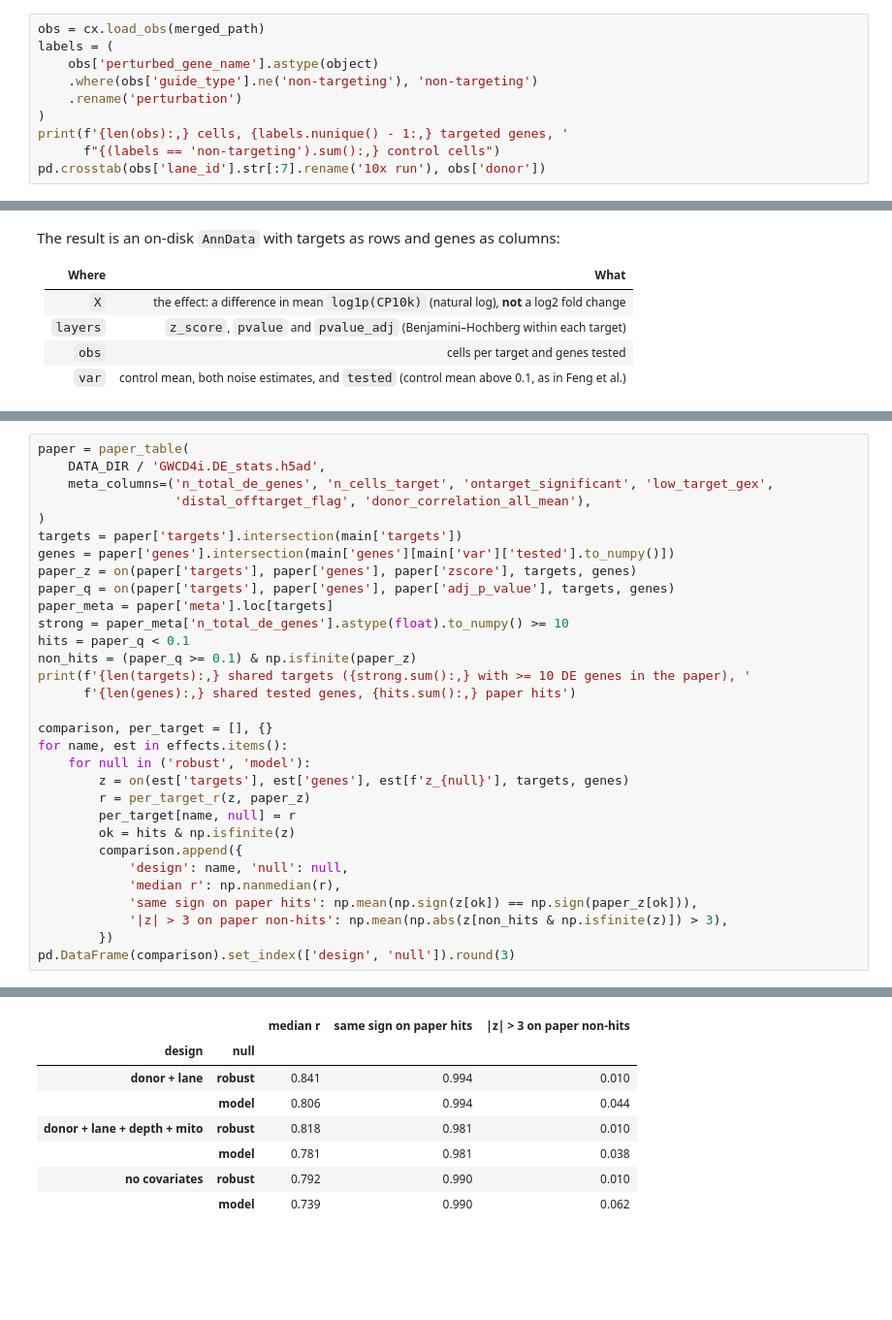
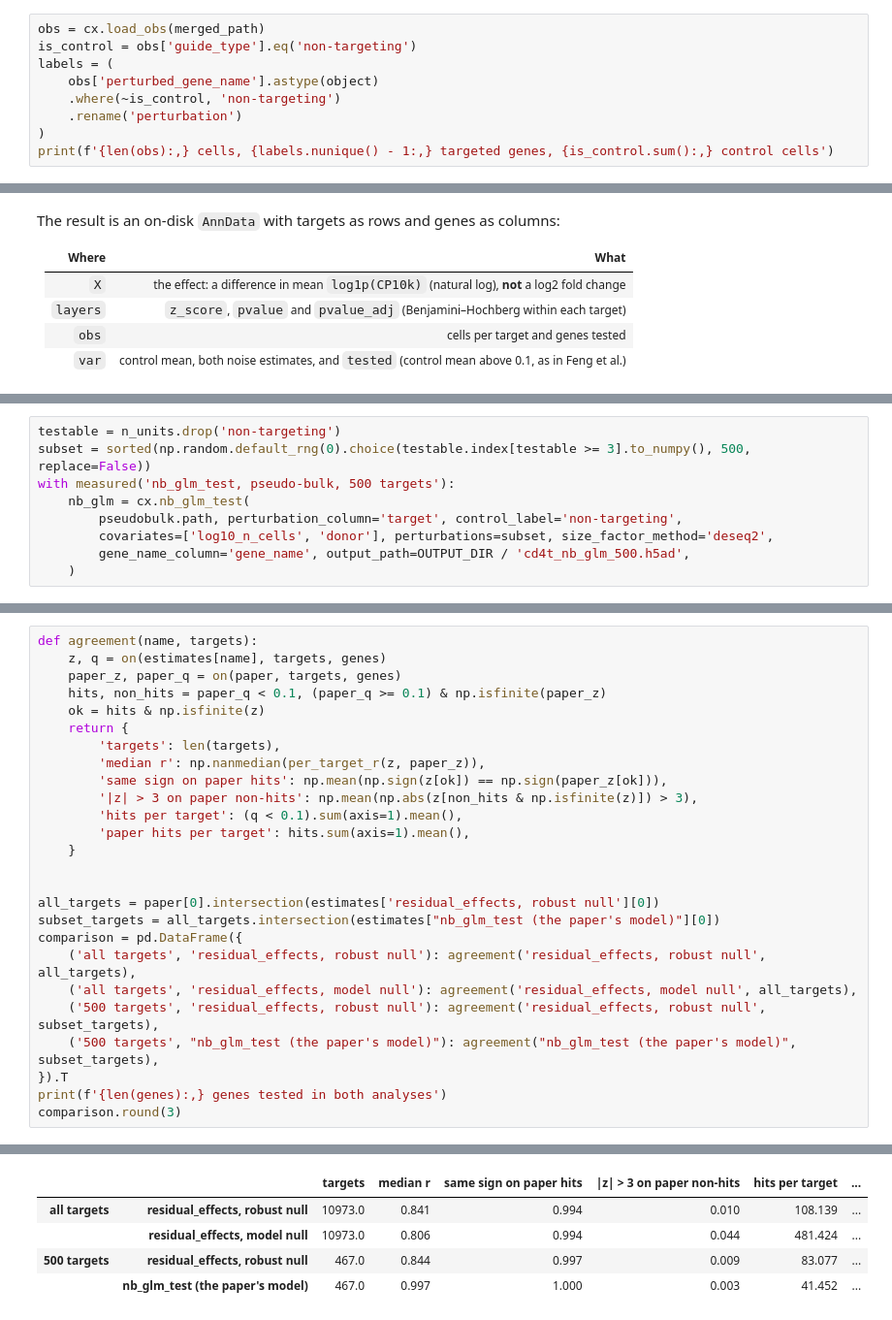
Before and after one commit to JinHongDu-Lab/crispyx, a Jupyter notebook: docs/notebooks/residual_effects_tutorial.ipynb, the cells around one changed output, grey strips where cells are left out. Shown at 97% size. Saved outputs shown, nothing was run; the diff lists cells and outputs as text; blank space fills up the shorter version.

```diff
--- a/docs/notebooks/residual_effects_tutorial.ipynb
+++ b/docs/notebooks/residual_effects_tutorial.ipynb
@@ -186,12 +178,11 @@ unique.
 # %%
 obs = cx.load_obs(merged_path)
+is_control = obs['guide_type'].eq('non-targeting')
 labels = (
     obs['perturbed_gene_name'].astype(object)
-    .where(obs['guide_type'].ne('non-targeting'), 'non-targeting')
+    .where(~is_control, 'non-targeting')
     .rename('perturbation')
 )
-print(f'{len(obs):,} cells, {labels.nunique() - 1:,} targeted genes, '
-      f"{(labels == 'non-targeting').sum():,} control cells")
-pd.crosstab(obs['lane_id'].str[:7].rename('10x run'), obs['donor'])
+print(f'{len(obs):,} cells, {labels.nunique() - 1:,} targeted genes, {is_control.sum():,} control cells')
 # %% [output]
 7,386,295 cells, 12,636 targeted genes, 313,989 control cells
@@ -337,0 +283,9 @@ print(f"{len(main['targets']):,} perturbations x {len(main['genes']):,} genes, "
+# %%
+testable = n_units.drop('non-targeting')
+subset = sorted(np.random.default_rng(0).choice(testable.index[testable >= 3].to_numpy(), 500, replace=False))
+with measured('nb_glm_test, pseudo-bulk, 500 targets'):
+    nb_glm = cx.nb_glm_test(
+        pseudobulk.path, perturbation_column='target', control_label='non-targeting',
+        covariates=['log10_n_cells', 'donor'], perturbations=subset, size_factor_method='deseq2',
+        gene_name_column='gene_name', output_path=OUTPUT_DIR / 'cd4t_nb_glm_500.h5ad',
+    )
@@ -353,32 +378,27 @@ The two methods report effects on different scales (log2 fold changes against di
 # %%
-paper = paper_table(
-    DATA_DIR / 'GWCD4i.DE_stats.h5ad',
-    meta_columns=('n_total_de_genes', 'n_cells_target', 'ontarget_significant', 'low_target_gex',
-                  'distal_offtarget_flag', 'donor_correlation_all_mean'),
-)
-targets = paper['targets'].intersection(main['targets'])
-genes = paper['genes'].intersection(main['genes'][main['var']['tested'].to_numpy()])
-paper_z = on(paper['targets'], paper['genes'], paper['zscore'], targets, genes)
-paper_q = on(paper['targets'], paper['genes'], paper['adj_p_value'], targets, genes)
-paper_meta = paper['meta'].loc[targets]
-strong = paper_meta['n_total_de_genes'].astype(float).to_numpy() >= 10
-hits = paper_q < 0.1
-non_hits = (paper_q >= 0.1) & np.isfinite(paper_z)
-print(f'{len(targets):,} shared targets ({strong.sum():,} with >= 10 DE genes in the paper), '
-      f'{len(genes):,} shared tested genes, {hits.sum():,} paper hits')
+def agreement(name, targets):
+    z, q = on(estimates[name], targets, genes)
+    paper_z, paper_q = on(paper, targets, genes)
+    hits, non_hits = paper_q < 0.1, (paper_q >= 0.1) & np.isfinite(paper_z)
+    ok = hits & np.isfinite(z)
+    return {
+        'targets': len(targets),
+        'median r': np.nanmedian(per_target_r(z, paper_z)),
+        'same sign on paper hits': np.mean(np.sign(z[ok]) == np.sign(paper_z[ok])),
+        '|z| > 3 on paper non-hits': np.mean(np.abs(z[non_hits & np.isfinite(z)]) > 3),
+        'hits per target': (q < 0.1).sum(axis=1).mean(),
+        'paper hits per target': hits.sum(axis=1).mean(),
+    }
 
-comparison, per_target = [], {}
-for name, est in effects.items():
-    for null in ('robust', 'model'):
-        z = on(est['targets'], est['genes'], est[f'z_{null}'], targets, genes)
-        r = per_target_r(z, paper_z)
-        per_target[name, null] = r
-        ok = hits & np.isfinite(z)
-        comparison.append({
-            'design': name, 'null': null,
-            'median r': np.nanmedian(r),
-            'same sign on paper hits': np.mean(np.sign(z[ok]) == np.sign(paper_z[ok])),
-            '|z| > 3 on paper non-hits': np.mean(np.abs(z[non_hits & np.isfinite(z)]) > 3),
-        })
-pd.DataFrame(comparison).set_index(['design', 'null']).round(3)
+
+all_targets = paper[0].intersection(estimates['residual_effects, robust null'][0])
+subset_targets = all_targets.intersection(estimates["nb_glm_test (the paper's model)"][0])
+comparison = pd.DataFrame({
+    ('all targets', 'residual_effects, robust null'): agreement('residual_effects, robust null', all_targets),
+    ('all targets', 'residual_effects, model null'): agreement('residual_effects, model null', all_targets),
+    ('500 targets', 'residual_effects, robust null'): agreement('residual_effects, robust null', subset_targets),
+    ('500 targets', "nb_glm_test (the paper's model)"): agreement("nb_glm_test (the paper's model)", subset_targets),
+}).T
+print(f'{len(genes):,} genes tested in both analyses')
+comparison.round(3)
 # %% [output]
@@ -386,8 +406,5 @@ pd.DataFrame(comparison).set_index(['design', 'null']).round(3)
-|  |  | median r | same sign on paper hits | |z| > 3 on paper non-hits |
-| design | null |  |  |  |
-| donor + lane | robust | 0.841 | 0.994 | 0.010 |
-|  | model | 0.806 | 0.994 | 0.044 |
-| donor + lane + depth + mito | robust | 0.818 | 0.981 | 0.010 |
-|  | model | 0.781 | 0.981 | 0.038 |
-| no covariates | robust | 0.792 | 0.990 | 0.010 |
-|  | model | 0.739 | 0.990 | 0.062 |
+|  |  | targets | median r | same sign on paper hits | |z| > 3 on paper non-hits | hits per target | ... |
+| all targets | residual_effects, robust null | 10973.0 | 0.841 | 0.994 | 0.010 | 108.139 | ... |
+|  | residual_effects, model null | 10973.0 | 0.806 | 0.994 | 0.044 | 481.424 | ... |
+| 500 targets | residual_effects, robust null | 467.0 | 0.844 | 0.997 | 0.009 | 83.077 | ... |
+|  | nb_glm_test (the paper's model) | 467.0 | 0.997 | 1.000 | 0.003 | 41.452 | ... |
```
Also changed, not shown: parts of 37 cells of this notebook, 2 other files.
